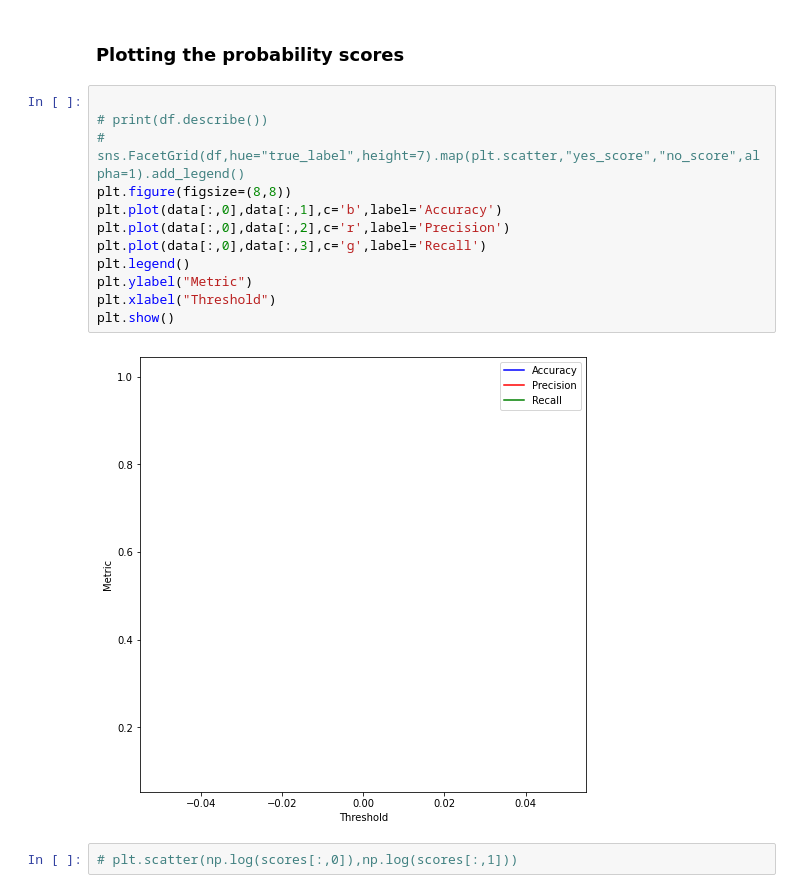
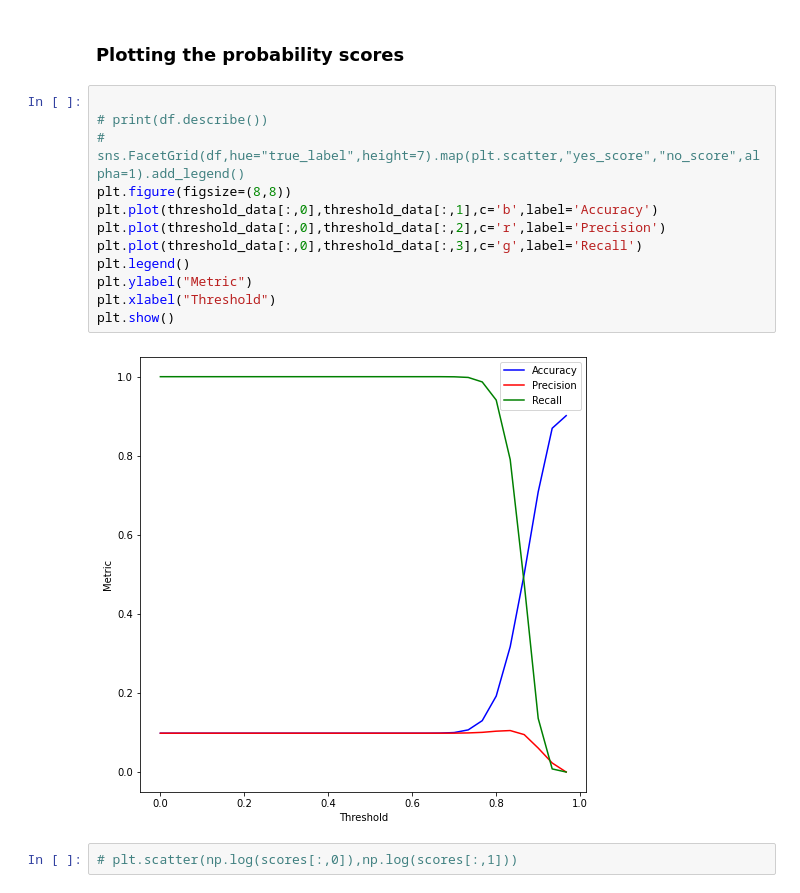
Before and after one commit to nmnsharma007/SimplifiedObjectDetection, a Jupyter notebook: version2/classification_inverted_and_extra.ipynb, the cells around one changed output. Cells and saved outputs as stored; diff of their text form.

```diff
--- a/version2/classification_inverted_and_extra.ipynb
+++ b/version2/classification_inverted_and_extra.ipynb
@@ -383,16 +393,16 @@ Accuracy : 9.8%
 # %%
 
 # print(df.describe())
 # sns.FacetGrid(df,hue="true_label",height=7).map(plt.scatter,"yes_score","no_score",alpha=1).add_legend()
 plt.figure(figsize=(8,8))
-plt.plot(data[:,0],data[:,1],c='b',label='Accuracy')
-plt.plot(data[:,0],data[:,2],c='r',label='Precision')
-plt.plot(data[:,0],data[:,3],c='g',label='Recall')
+plt.plot(threshold_data[:,0],threshold_data[:,1],c='b',label='Accuracy')
+plt.plot(threshold_data[:,0],threshold_data[:,2],c='r',label='Precision')
+plt.plot(threshold_data[:,0],threshold_data[:,3],c='g',label='Recall')
 plt.legend()
 plt.ylabel("Metric")
 plt.xlabel("Threshold")
 plt.show()
 # %% [output]
-[figure, old version]
+[figure, new version]
 # %%
 # plt.scatter(np.log(scores[:,0]),np.log(scores[:,1]))
```
Also changed, not shown: parts of 2 cells of this notebook.
